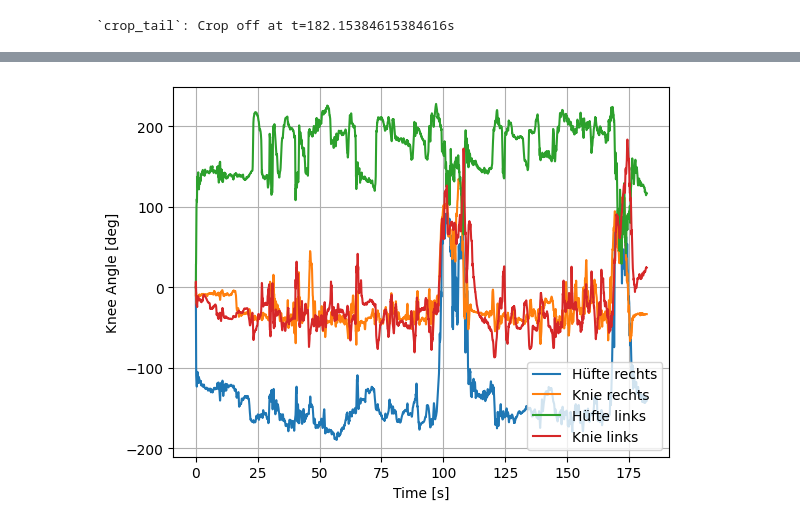
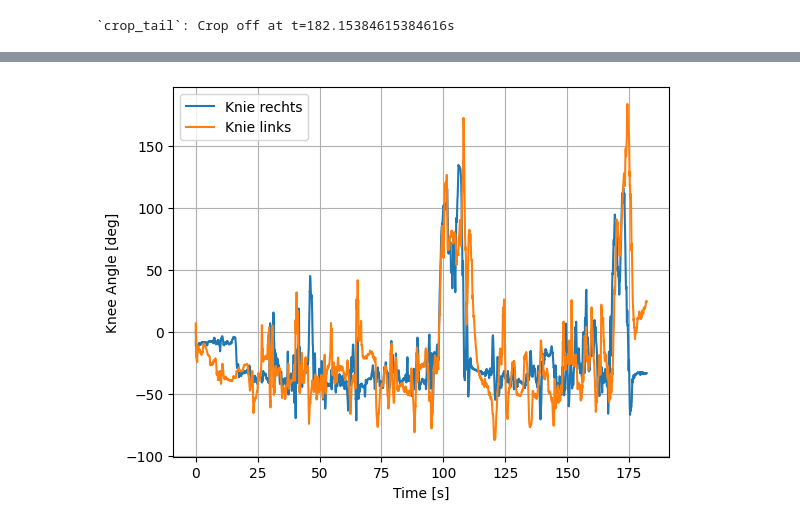
Before and after one commit to kubilaygoenueltas/IOE-Algo-compare, a Jupyter notebook: imt-main/examples/IMT_knee_angle_tracking_jupyter.ipynb, the cells around one changed output, grey strips where cells are left out. Saved outputs shown, nothing was run; the diff lists cells and outputs as text; code cells hidden in the pictures.

Commit message:
knee angle tracking updated

```diff
--- a/imt-main/examples/IMT_knee_angle_tracking_jupyter.ipynb
+++ b/imt-main/examples/IMT_knee_angle_tracking_jupyter.ipynb
@@ -18,21 +19,22 @@ Hz = 52
 imu_data = {
     i: dict(acc=data[sensors[i]]["acc"], gyr=data[sensors[i]]["gyr_rad"])
     for i in range(5)
+    #for i in range(2)  # nur Knie rechts
 }
 imu_data = imt.utils.resample(imt.utils.crop_tail(imu_data, Hz), Hz, 100.0)
 imu_data[0] = dict(
     acc=qmt.rotate(qmt.quatFromAngleAxis(-np.pi, [0, 0, 1]), imu_data[0]["acc"]),
     gyr=qmt.rotate(qmt.quatFromAngleAxis(-np.pi, [0, 0, 1]), imu_data[0]["gyr"]),
-)
+)       # 5 Sensoren
 # %% [output]
 `crop_tail`: Crop off at t=182.15384615384616s
 # %%
+# ESTIMATE ORIENTATIONS
 rel_method = imt.methods.RING(axes_directions=np.array([1.0, 0, 0]))
 graph = [-1, 0, 1, 0, 3]
 Ts=0.01
 solver = imt.Solver(graph, [imt.methods.VQF(offline=True)] +
-                    #[imt.wrappers.JointTracker1D(imt.wrappers.LPF(imt.wrappers.JointPosition(imt.wrappers.FractualStepping(rel_method, 100), dof_is_1d=True), quat_f_cutoff=2))] * 4, 0.01)
-                    [imt.wrappers.JointTracker1D(rel_method)] * 4, Ts=Ts)
-qhat, extras = solver.step(
-    imu_data
-)
+                    #[imt.wrappers.JointTracker1D(imt.wrappers.LPF(imt.wrappers.JointPosition(imt.wrappers.FractualStepping(rel_method, 100), dof_is_1d=False), quat_f_cutoff=2))] * 4,
+                    [imt.wrappers.JointTracker1D(imt.wrappers.JointPosition(rel_method, dof_is_1d=False))] * 4,
+                    Ts=Ts)
+qhat, extras = solver.step(imu_data)
@@ -47,15 +41,16 @@ print(extras)
 # %%
 T = qhat[0].shape[0]
-ts = np.arange(T)*0.01
-plt.plot(ts, np.rad2deg(extras[1]["joint_angle_rad"]), label="Hüfte rechts")
+ts = np.arange(T)*Ts
+#plt.plot(ts, np.rad2deg(extras[1]["joint_angle_rad"]), label="Hüfte rechts")
 plt.plot(ts, np.rad2deg(extras[2]["joint_angle_rad"]), label="Knie rechts")
-plt.plot(ts, np.rad2deg(extras[3]["joint_angle_rad"]), label="Hüfte links")
+#plt.plot(ts, np.rad2deg(extras[1]["joint_angle_rad"]), label="Knie rechts")   # nur Knie rechts
+#plt.plot(ts, np.rad2deg(extras[3]["joint_angle_rad"]), label="Hüfte links")
 plt.plot(ts, np.rad2deg(extras[4]["joint_angle_rad"]), label="Knie links")
 plt.grid()
 plt.legend()
 plt.ylabel("Knee Angle [deg]")
 plt.xlabel("Time [s]")
 plt.show()
 # %% [output]
-[figure, old version]
+[figure, new version]
 # %%
```
Also changed, not shown: parts of 5 cells of this notebook.
